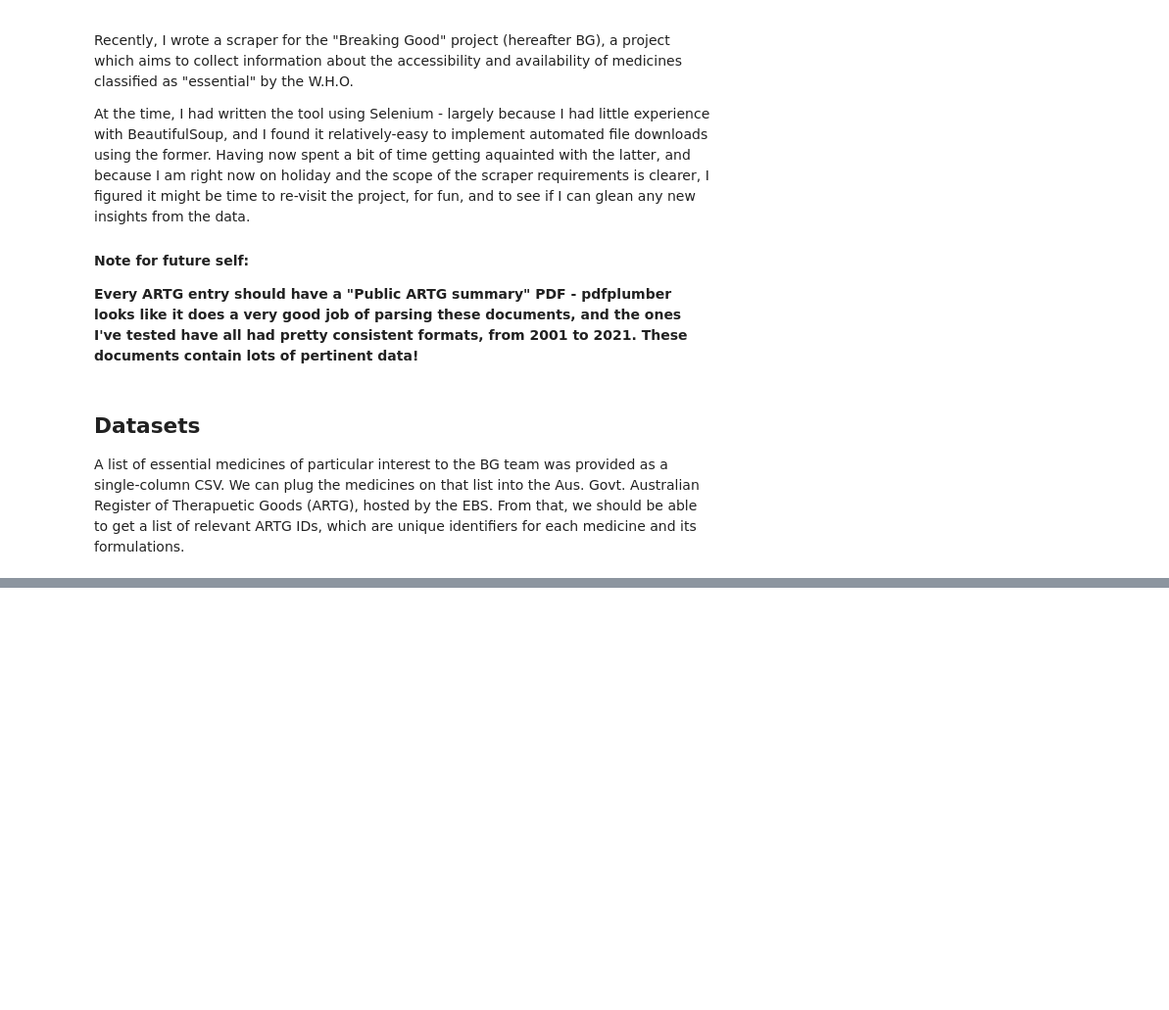
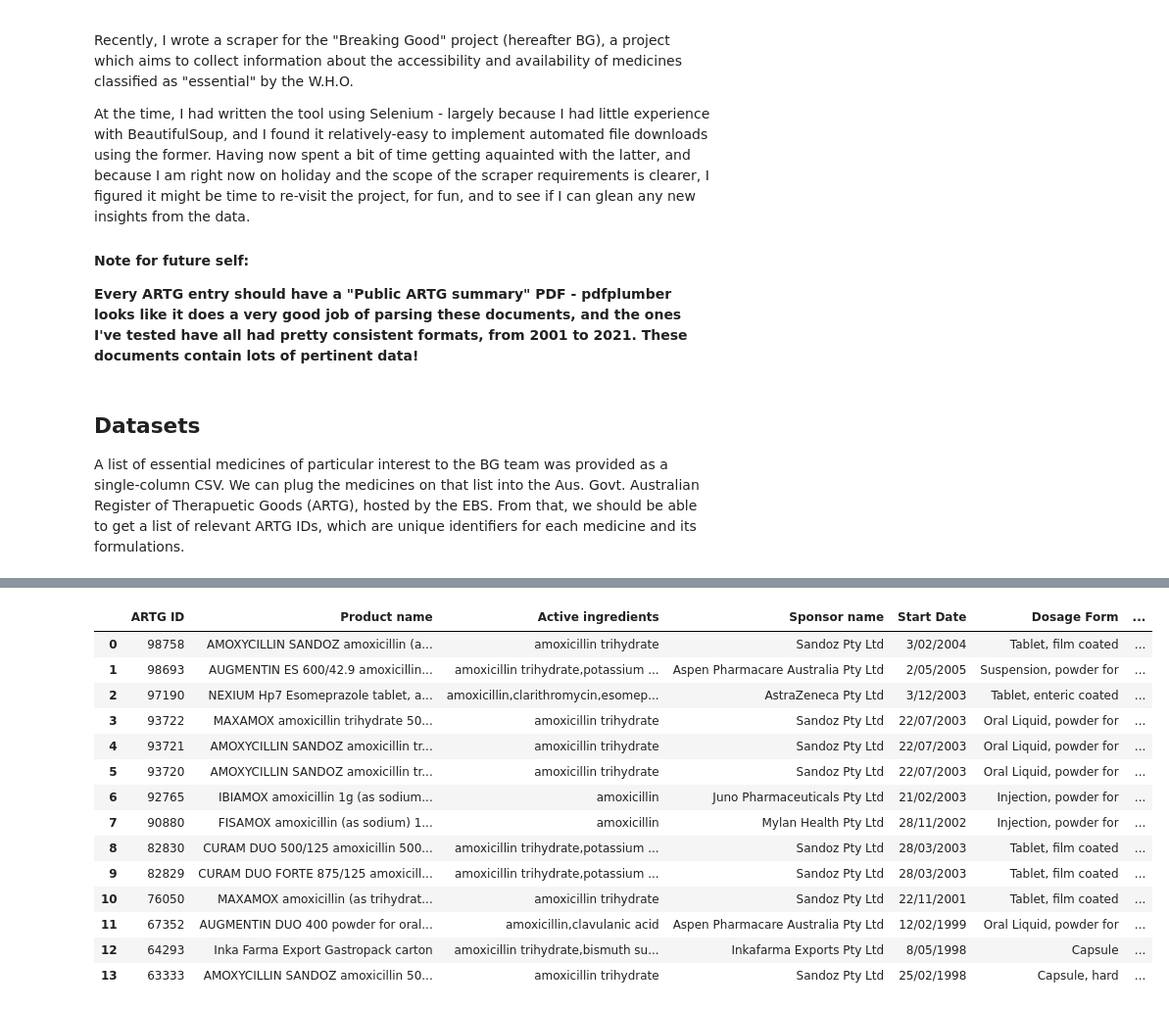
Before and after one commit to Ecaloota/ARTG_BreakingGood_Scraper_Rewrite, a Jupyter notebook: ARTG_Scraper.ipynb, the cells around one changed output, grey strips where cells are left out. Shown: that part at 98% size. Cells and saved outputs as stored; diff of their text form; code cells hidden in the pictures; blank space fills up the shorter version.

```diff
--- a/ARTG_Scraper.ipynb
+++ b/ARTG_Scraper.ipynb
@@ -136,0 +250,32 @@ KeyboardInterrupt:
+# %%
+out_df = pd.DataFrame()
+
+#for i in range(len(essential_medicine_names)):
+for i in range(8,9):
+    rank = 1
+    medicine = essential_medicine_names.iloc[i, 0]
+    f_string = formatted_active_ingredient_string(medicine)
+    ini_soup = artg_search(formatted_string=f_string, start_rank=rank)
+
+    full_matches, partial_matches = get_number_of_subsearches(ini_soup)
+    if partial_matches != 0 or full_matches == 0:
+        continue
+
+    while rank < full_matches:
+
+        ## get the results page
+        soup = artg_search(formatted_string=f_string, start_rank=rank)
+
+        ## find all identifiers on the page
+        ARTD_ID_list = [x.text for x in soup.findAll('li') if 'ARTG ID:' in str(x.text)]
+
+        ## for each ID, run a profile search
+        for ID_fullstring in ARTD_ID_list:
+
+            ID_string = re.search(r'\d+', ID_fullstring).group(0)
+            profile_soup = artg_search(artg_id=ID_string)
+            current_df = convert_profile_table(ID_string, profile_soup)
+            out_df = out_df.append(current_df, ignore_index=True)
+
+        rank += 10 ## pagination increment by 10
+#        print(f"Getting soup for medicine: {medicine}; nmeds: {full_matches}, rank: {rank}")
@@ -136,0 +287,18 @@ KeyboardInterrupt:
+# %%
+out_df
+# %% [output]
+|  | ARTG ID | Product name | Active ingredients | Sponsor name | Start Date | Dosage Form | ... |
+| 0 | 98758 | AMOXYCILLIN SANDOZ amoxicillin (a... | amoxicillin trihydrate | Sandoz Pty Ltd | 3/02/2004 | Tablet, film coated | ... |
+| 1 | 98693 | AUGMENTIN ES 600/42.9 amoxicillin... | amoxicillin trihydrate,potassium ... | Aspen Pharmacare Australia Pty Ltd | 2/05/2005 | Suspension, powder for | ... |
+| 2 | 97190 | NEXIUM Hp7 Esomeprazole tablet, a... | amoxicillin,clarithromycin,esomep... | AstraZeneca Pty Ltd | 3/12/2003 | Tablet, enteric coated | ... |
+| 3 | 93722 | MAXAMOX amoxicillin trihydrate 50... | amoxicillin trihydrate | Sandoz Pty Ltd | 22/07/2003 | Oral Liquid, powder for | ... |
+| 4 | 93721 | AMOXYCILLIN SANDOZ amoxicillin tr... | amoxicillin trihydrate | Sandoz Pty Ltd | 22/07/2003 | Oral Liquid, powder for | ... |
+| 5 | 93720 | AMOXYCILLIN SANDOZ amoxicillin tr... | amoxicillin trihydrate | Sandoz Pty Ltd | 22/07/2003 | Oral Liquid, powder for | ... |
+| 6 | 92765 | IBIAMOX amoxicillin 1g (as sodium... | amoxicillin | Juno Pharmaceuticals Pty Ltd | 21/02/2003 | Injection, powder for | ... |
+| 7 | 90880 | FISAMOX amoxicillin (as sodium) 1... | amoxicillin | Mylan Health Pty Ltd | 28/11/2002 | Injection, powder for | ... |
+| 8 | 82830 | CURAM DUO 500/125 amoxicillin 500... | amoxicillin trihydrate,potassium ... | Sandoz Pty Ltd | 28/03/2003 | Tablet, film coated | ... |
+| 9 | 82829 | CURAM DUO FORTE 875/125 amoxicill... | amoxicillin trihydrate,potassium ... | Sandoz Pty Ltd | 28/03/2003 | Tablet, film coated | ... |
+| 10 | 76050 | MAXAMOX amoxicillin (as trihydrat... | amoxicillin trihydrate | Sandoz Pty Ltd | 22/11/2001 | Tablet, film coated | ... |
+| 11 | 67352 | AUGMENTIN DUO 400 powder for oral... | amoxicillin,clavulanic acid | Aspen Pharmacare Australia Pty Ltd | 12/02/1999 | Oral Liquid, powder for | ... |
+| 12 | 64293 | Inka Farma Export Gastropack carton | amoxicillin trihydrate,bismuth su... | Inkafarma Exports Pty Ltd | 8/05/1998 | Capsule | ... |
+| 13 | 63333 | AMOXYCILLIN SANDOZ amoxicillin 50... | amoxicillin trihydrate | Sandoz Pty Ltd | 25/02/1998 | Capsule, hard | ... |
```
Also changed, not shown: parts of 15 cells of this notebook.
